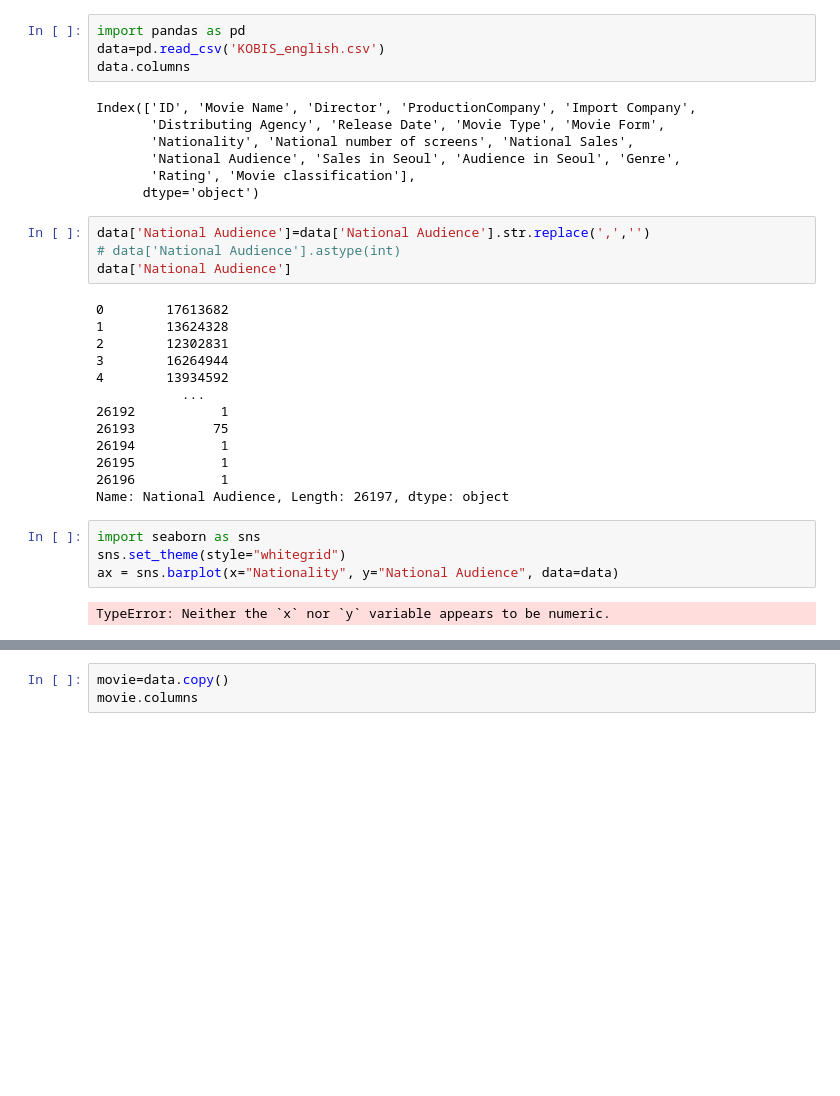
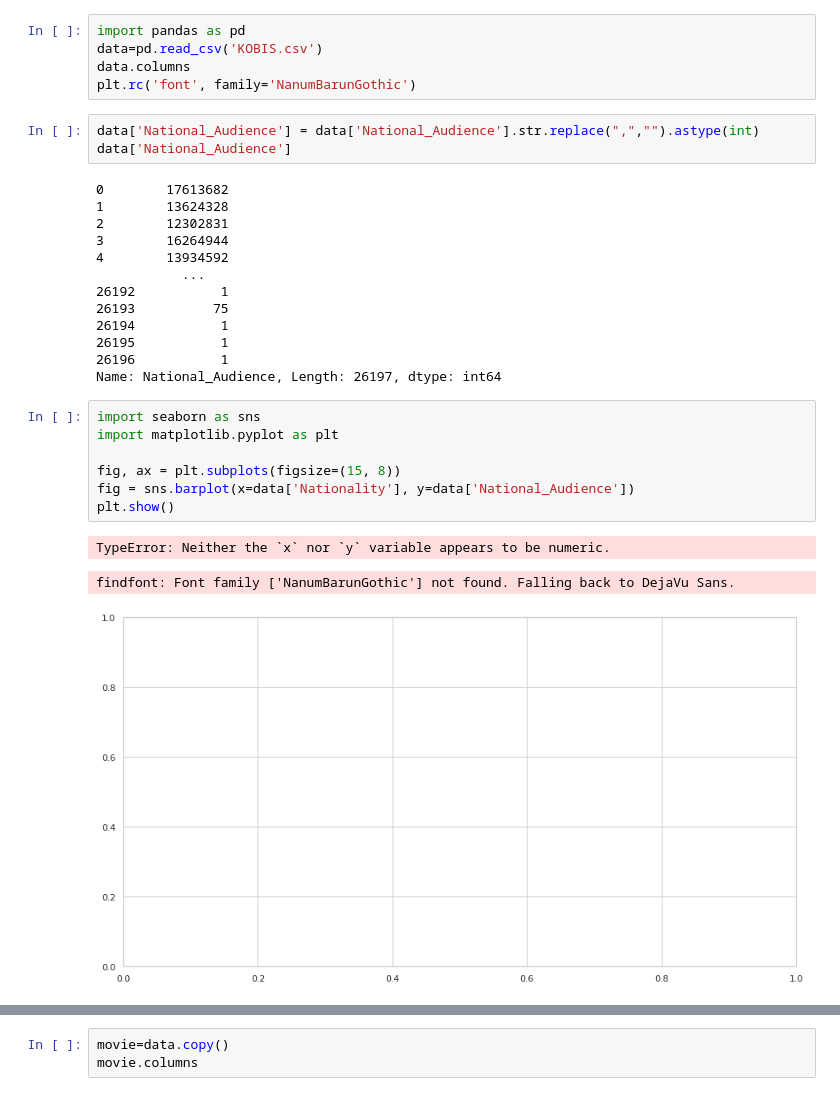
Before and after one commit to danielsun888/datathon, a Jupyter notebook: daniel.ipynb, the cells around one changed output, grey strips where cells are left out. Cells and saved outputs as stored; diff of their text form; blank space fills up the shorter version.

```diff
--- a/daniel.ipynb
+++ b/daniel.ipynb
@@ -1,18 +1,11 @@
 # %%
 import pandas as pd
-data=pd.read_csv('KOBIS_english.csv')
+data=pd.read_csv('KOBIS.csv')
 data.columns
+plt.rc('font', family='NanumBarunGothic')
-# %% [output]
-Index(['ID', 'Movie Name', 'Director', 'ProductionCompany', 'Import Company',
-       'Distributing Agency', 'Release Date', 'Movie Type', 'Movie Form',
-       'Nationality', 'National number of screens', 'National Sales',
-       'National Audience', 'Sales in Seoul', 'Audience in Seoul', 'Genre',
-       'Rating', 'Movie classification'],
-      dtype='object')
 # %%
-data['National Audience']=data['National Audience'].str.replace(',','')
-# data['National Audience'].astype(int)
-data['National Audience']
+data['National_Audience'] = data['National_Audience'].str.replace(",","").astype(int)
+data['National_Audience']
 # %% [output]
 0        17613682
 1        13624328
@@ -25,13 +18,18 @@ data['National Audience']
 26194           1
 26195           1
 26196           1
-Name: National Audience, Length: 26197, dtype: object
+Name: National_Audience, Length: 26197, dtype: int64
 # %%
 import seaborn as sns
-sns.set_theme(style="whitegrid")
-ax = sns.barplot(x="Nationality", y="National Audience", data=data)
+import matplotlib.pyplot as plt
+
+fig, ax = plt.subplots(figsize=(15, 8))
+fig = sns.barplot(x=data['Nationality'], y=data['National_Audience'])
+plt.show()
 # %% [output]
 TypeError: Neither the `x` nor `y` variable appears to be numeric.
+findfont: Font family ['NanumBarunGothic'] not found. Falling back to DejaVu Sans.
+[figure, added]
 # %%
 # %% [output]
 |  | 순번 | 영화명 | 감독 | 제작사 | 수입사 | 배급사 | 개봉일 | 영화유형 | 영화형태 | 국적 | 전국스크린수 | ... |
```
Also changed, not shown: 2 other files.
